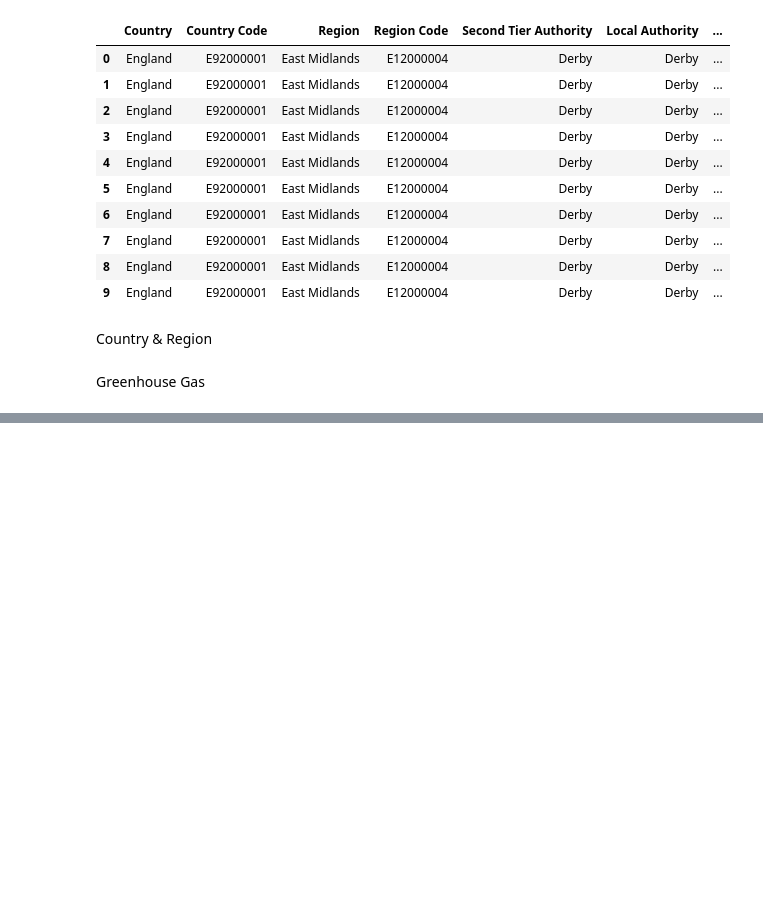
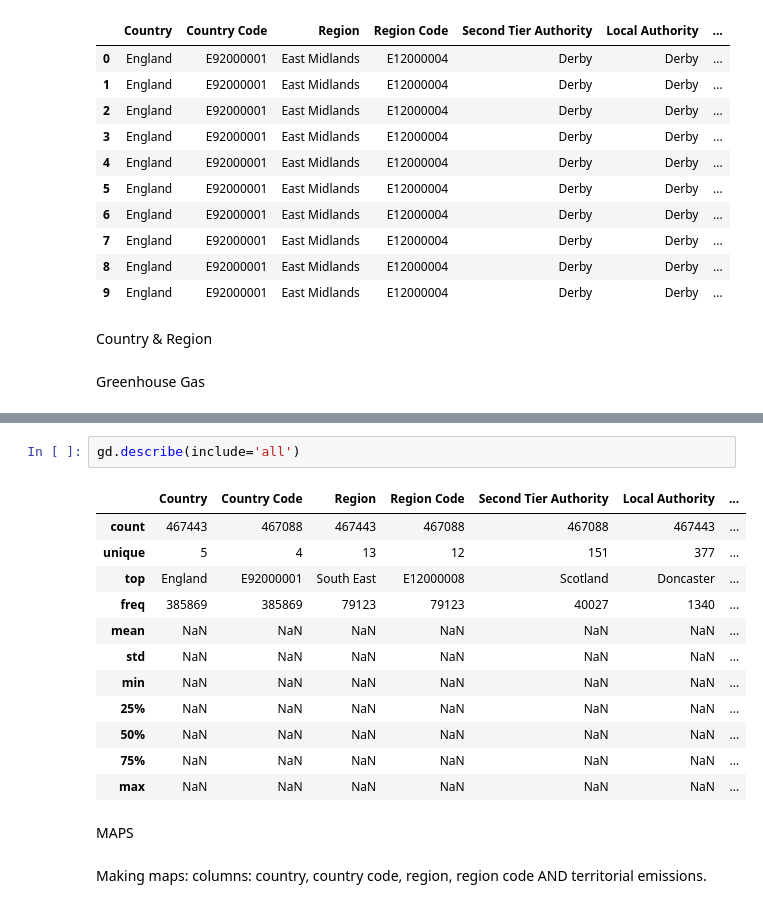
Before and after one commit to h-nadeem/hn-dataproject, a Jupyter notebook: Data project 2022 (HN).ipynb, the cells around one changed output, grey strips where cells are left out. Drawn from its saved outputs; the diff is of its cells as text; blank space fills up the shorter version.

```diff
--- a/Data project 2022 (HN).ipynb
+++ b/Data project 2022 (HN).ipynb
@@ -94,0 +204,22 @@ gd["CO2 emissions within the scope of influence of LAs (kt CO2e)"].plot()
+# %%
+gd.describe(include='all')
+# %% [output]
+|  | Country | Country Code | Region | Region Code | Second Tier Authority | Local Authority | ... |
+| count | 467443 | 467088 | 467443 | 467088 | 467088 | 467443 | ... |
+| unique | 5 | 4 | 13 | 12 | 151 | 377 | ... |
+| top | England | E92000001 | South East | E12000008 | Scotland | Doncaster | ... |
+| freq | 385869 | 385869 | 79123 | 79123 | 40027 | 1340 | ... |
+| mean | NaN | NaN | NaN | NaN | NaN | NaN | ... |
+| std | NaN | NaN | NaN | NaN | NaN | NaN | ... |
+| min | NaN | NaN | NaN | NaN | NaN | NaN | ... |
+| 25% | NaN | NaN | NaN | NaN | NaN | NaN | ... |
+| 50% | NaN | NaN | NaN | NaN | NaN | NaN | ... |
+| 75% | NaN | NaN | NaN | NaN | NaN | NaN | ... |
+| max | NaN | NaN | NaN | NaN | NaN | NaN | ... |
+# %% [markdown]
+MAPS
+# %% [markdown]
+Making maps:
+columns: country, country code, region, region code
+AND
+territorial emissions.
```
Also changed, not shown: parts of 40 cells of this notebook, 8 other files.
